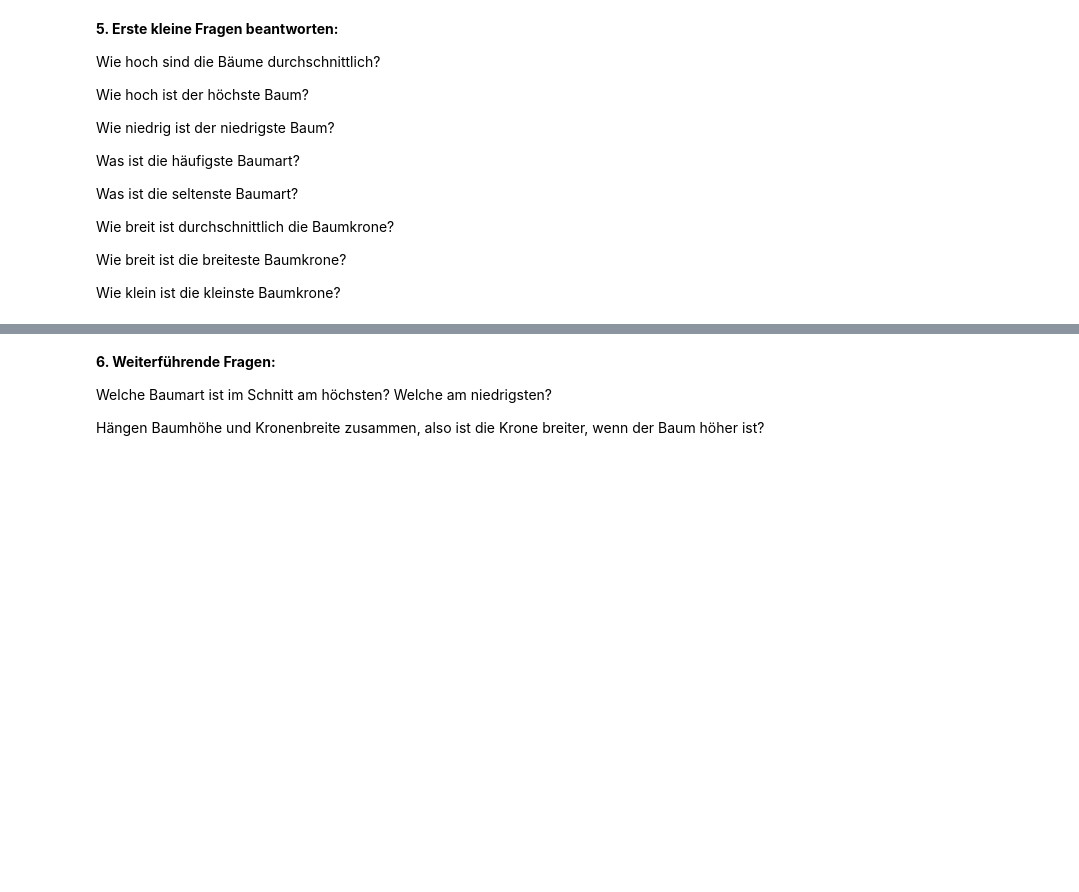
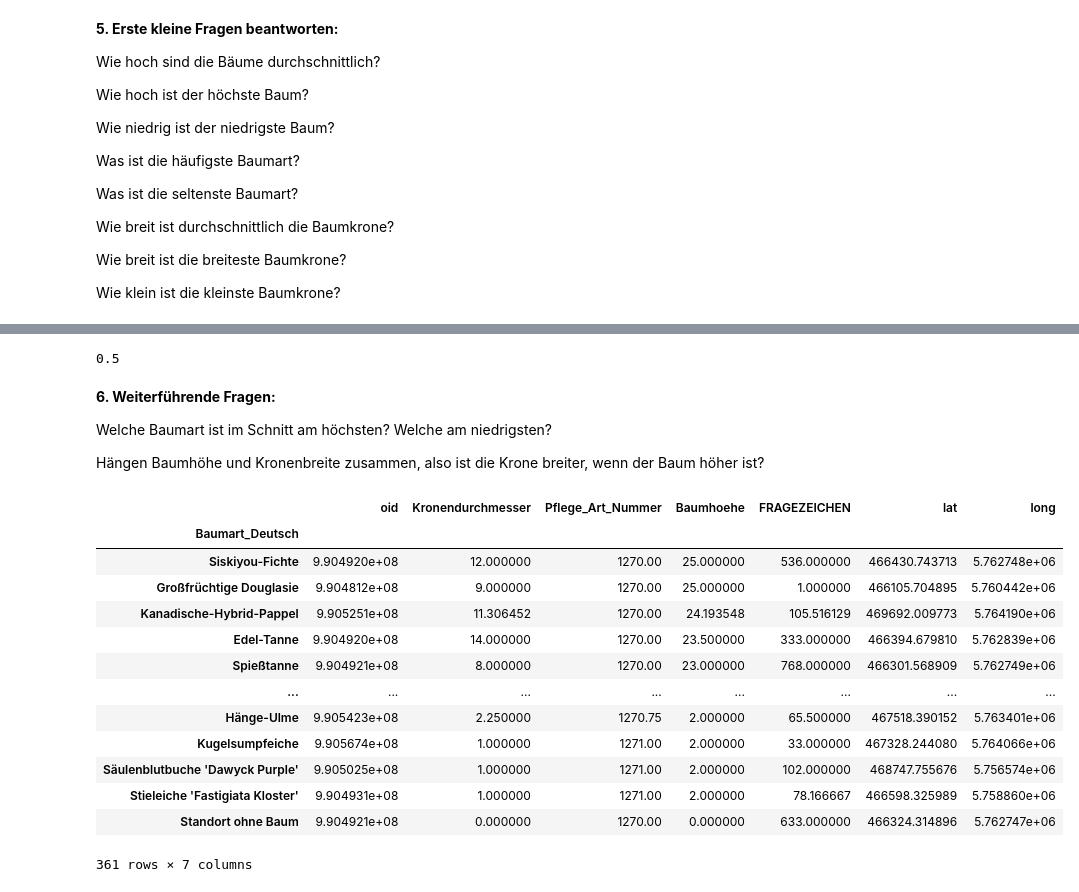
Before and after one commit to codeforbielefeld/baumkataster, a Jupyter notebook: Baumbestand Datensatz.ipynb, the cells around one changed output, grey strips where cells are left out. Saved outputs shown, nothing was run; the diff lists cells and outputs as text; code cells hidden in the pictures; blank space fills up the shorter version.

```diff
--- a/Baumbestand Datensatz.ipynb
+++ b/Baumbestand Datensatz.ipynb
@@ -51,6 +156,27 @@ Wie klein ist die kleinste Baumkrone?
+# %%
+df[df['Kronendurchmesser'] > 0]['Kronendurchmesser'].min()
+# %% [output]
+0.5
 # %% [markdown]
 **6. Weiterführende Fragen:**
 
 Welche Baumart ist im Schnitt am höchsten? Welche am niedrigsten?
 
 Hängen Baumhöhe und Kronenbreite zusammen, also ist die Krone breiter, wenn der Baum höher ist?
+# %%
+df.groupby("Baumart_Deutsch").mean().sort_values("Baumhoehe", ascending=False)
+# %% [output]
+|  | oid | Kronendurchmesser | Pflege_Art_Nummer | Baumhoehe | FRAGEZEICHEN | lat | long |
+| Baumart_Deutsch |  |  |  |  |  |  |  |
+| Siskiyou-Fichte | 9.904920e+08 | 12.000000 | 1270.00 | 25.000000 | 536.000000 | 466430.743713 | 5.762748e+06 |
+| Großfrüchtige Douglasie | 9.904812e+08 | 9.000000 | 1270.00 | 25.000000 | 1.000000 | 466105.704895 | 5.760442e+06 |
+| Kanadische-Hybrid-Pappel | 9.905251e+08 | 11.306452 | 1270.00 | 24.193548 | 105.516129 | 469692.009773 | 5.764190e+06 |
+| Edel-Tanne | 9.904920e+08 | 14.000000 | 1270.00 | 23.500000 | 333.000000 | 466394.679810 | 5.762839e+06 |
+| Spießtanne | 9.904921e+08 | 8.000000 | 1270.00 | 23.000000 | 768.000000 | 466301.568909 | 5.762749e+06 |
+| ... | ... | ... | ... | ... | ... | ... | ... |
+| Hänge-Ulme | 9.905423e+08 | 2.250000 | 1270.75 | 2.000000 | 65.500000 | 467518.390152 | 5.763401e+06 |
+| Kugelsumpfeiche | 9.905674e+08 | 1.000000 | 1271.00 | 2.000000 | 33.000000 | 467328.244080 | 5.764066e+06 |
+| Säulenblutbuche 'Dawyck Purple' | 9.905025e+08 | 1.000000 | 1271.00 | 2.000000 | 102.000000 | 468747.755676 | 5.756574e+06 |
+| Stieleiche 'Fastigiata Kloster' | 9.904931e+08 | 1.000000 | 1271.00 | 2.000000 | 78.166667 | 466598.325989 | 5.758860e+06 |
+| Standort ohne Baum | 9.904921e+08 | 0.000000 | 1270.00 | 0.000000 | 633.000000 | 466324.314896 | 5.762747e+06 |
+361 rows × 7 columns
```
Also changed, not shown: parts of 19 cells of this notebook, 1 other file.
